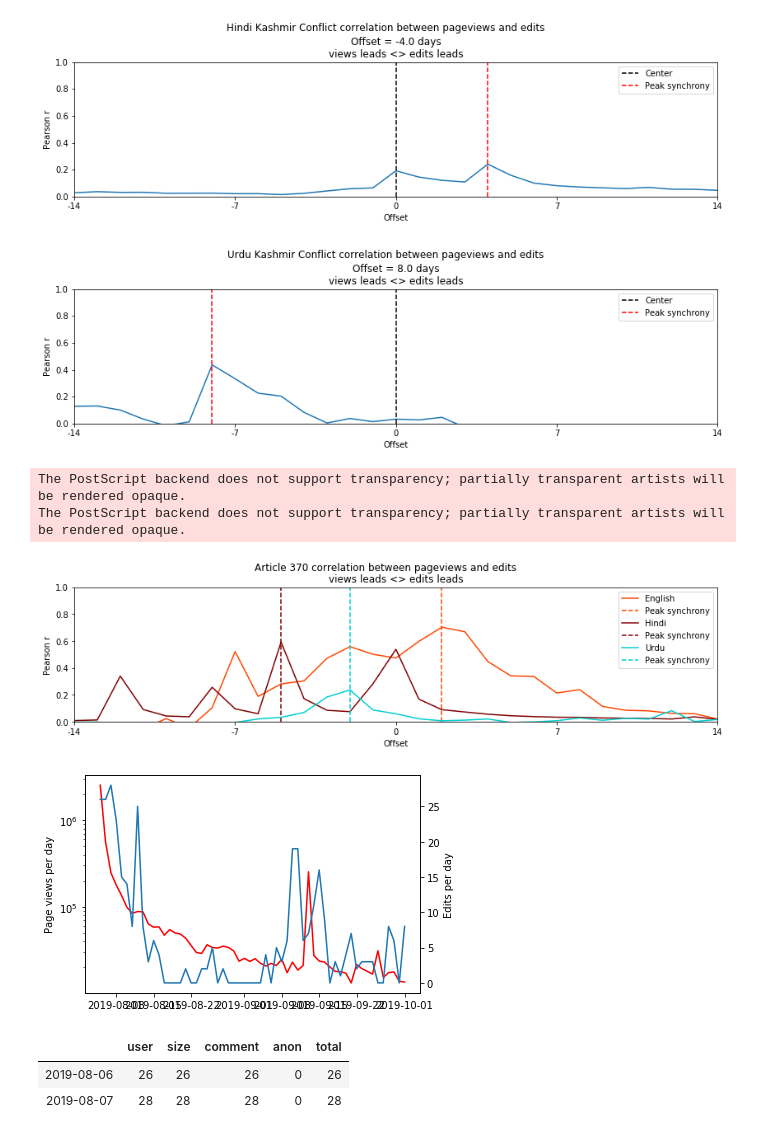
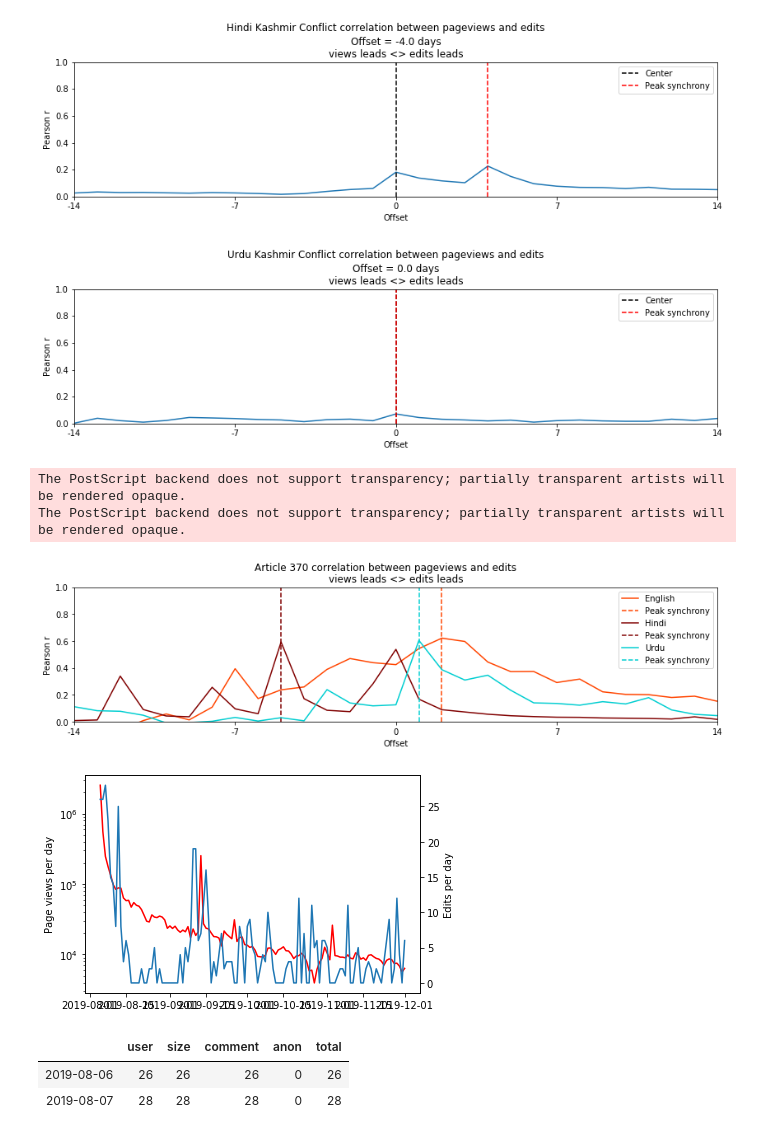
Before and after one commit to ViralNotPrasad/cscw-wiki, a Jupyter notebook: R/Pageviews.ipynb, the cells around one changed output. Saved outputs shown, nothing was run; the diff lists cells and outputs as text; code cells hidden in the pictures.

Commit message:
thru dec2019

```diff
--- a/R/Pageviews.ipynb
+++ b/R/Pageviews.ipynb
@@ -7,7 +7,7 @@ import numpy as np
 import fnmatch
 import os
 
-df = pd.read_csv("wiki_hindi_pageviews_2000_thru_Sep2019.csv")
+df = pd.read_csv("wiki_hindi_pageviews_2000_thru_Dec2019.csv")
 df.head()
 # %% [output]
 |  | Unnamed: 0 | project | language | article | access | agent | granularity | date | views |
@@ -113,7 +113,7 @@ Text(0.5, 1.0, 'Urdu Article 370 Pageviews per day log scale')
 # all at once, save
 # IDK why there are errors here - the files get made, it seems to work fine
 '''
-for file in [ "wiki_hindi_pageviews_2000_thru_Sep2019.csv", "wiki_urdu_pageviews_2000_thru_Sep2019.csv", "wiki_english_pageviews_2000_thru_Sep2019.csv"]:
+for file in [ "wiki_hindi_pageviews_2000_thru_Dec2019.csv", "wiki_urdu_pageviews_2000_thru_Dec2019.csv", "wiki_english_pageviews_2000_thru_Dec2019.csv"]:
 
     df0 = pd.read_csv(file)
 
@@ -483,11 +483,11 @@ for f in os.listdir(mypath):
     if fnmatch.fnmatch(f, 'rev_kash_ur_*.json'):
         file = f
 
-views = getViews("wiki_urdu_pageviews_2000_thru_Sep2019.csv", "Kashmir conflict")
+views = getViews("wiki_urdu_pageviews_2000_thru_Dec2019.csv", "Kashmir conflict")
 edits = getEdits("../data/revisions/" + file)
 corrPlot(views['views'], edits['total'], "Urdu Kashmir Conflict")
 # %% [output]
-[figure, old version]
+[figure, new version]
 # %%
 del edits
 del views
@@ -531,13 +531,13 @@ def corrPlotOverlay(views, edits, viewsH, editsH, viewsU, editsU):
     plt.suptitle("Article 370 correlation between pageviews and edits", y=1.02)
     plt.legend()
 
-viewsEn = getViews("wiki_english_pageviews_2000_thru_Sep2019.csv", "Article_370_of_the_Constitution_of_India")
+viewsEn = getViews("wiki_english_pageviews_2000_thru_Dec2019.csv", "Article_370_of_the_Constitution_of_India")
 editsEn = getEdits("../data/revisions/" + findfile("rev_article_en"))
 
-viewsHi = getViews("wiki_hindi_pageviews_2000_thru_Sep2019.csv", "Article 370 of the Constitution of India")
+viewsHi = getViews("wiki_hindi_pageviews_2000_thru_Dec2019.csv", "Article 370 of the Constitution of India")
 editsHi = getEdits("../data/revisions/" + findfile("rev_article_hi"))
 
-viewsUr = getViews("wiki_urdu_pageviews_2000_thru_Sep2019.csv", "Article 370 of the Constitution of India")
+viewsUr = getViews("wiki_urdu_pageviews_2000_thru_Dec2019.csv", "Article 370 of the Constitution of India")
 editsUr = getEdits("../data/revisions/" + findfile("rev_article_ur"))
 
 corrPlotOverlay(viewsEn['views'], editsEn['total'], viewsHi['views'], editsHi['total'], viewsUr['views'], editsUr['total'])
@@ -546,32 +546,32 @@ plt.savefig("views_edits_article370_corr.eps")
 # %% [output]
 The PostScript backend does not support transparency; partially transparent artists will be rendered opaque.
 The PostScript backend does not support transparency; partially transparent artists will be rendered opaque.
-[figure, old version]
+[figure, new version]
 # %%
 def tsViewsEdits(views, edits, lang):
     '''
     Just want plot with two time series: edits and views. One call to this fun per language
     '''
-    views = views[dt.date(2019,8,5):dt.date(2019,10,1)]# temporary...
-    edits = edits[dt.date(2019,8,5):dt.date(2019,10,1)]# temporary...
+    views = views[dt.date(2019,8,5):dt.date(2019,12,1)]# temporary...
+    edits = edits[dt.date(2019,8,5):dt.date(2019,12,1)]# temporary...
     # Views
     fig,ax = plt.subplots()
     plt.yscale('log')
     ax.plot(views.index, views.views, color="red")
     ax.set_ylabel("Page views per day")
     # Edits
     ax2 = ax.twinx()
     ax2.plot(edits.index, edits.total)
     ax2.set_ylabel("Edits per day")
     plt.show()
 
 editsEn2 = editsEn
 
 editsEn2.set_index(pd.to_datetime(editsEn2.index))
 
 tsViewsEdits(viewsEn, editsEn2, "english")
 # %% [output]
-[figure, old version]
+[figure, new version]
 # %%
 editsEn2[dt.date(2019,8,6):dt.date(2019,8,7)]
 # %% [output]
```
Also changed, not shown: parts of 15 cells of this notebook, 1 other file.
